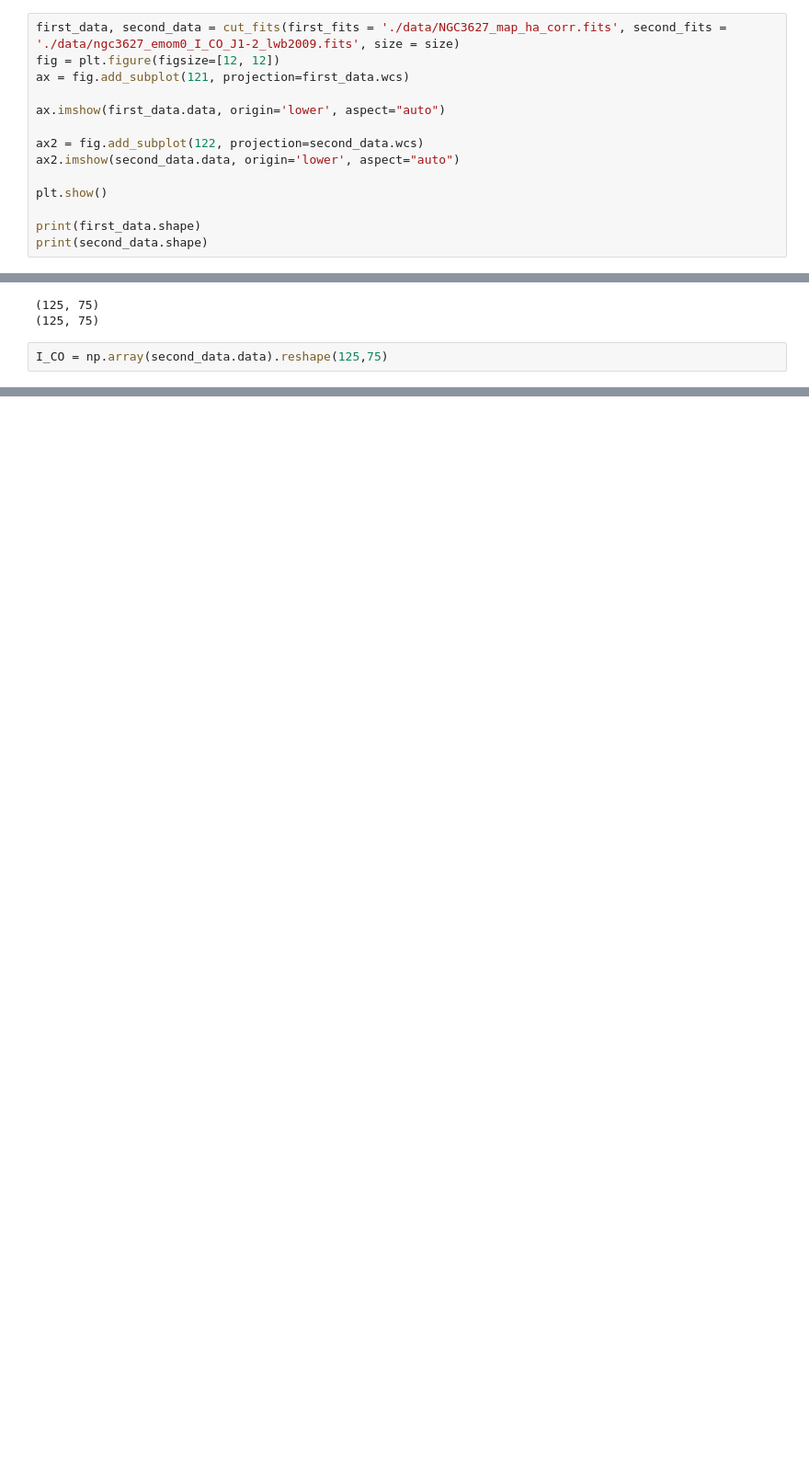
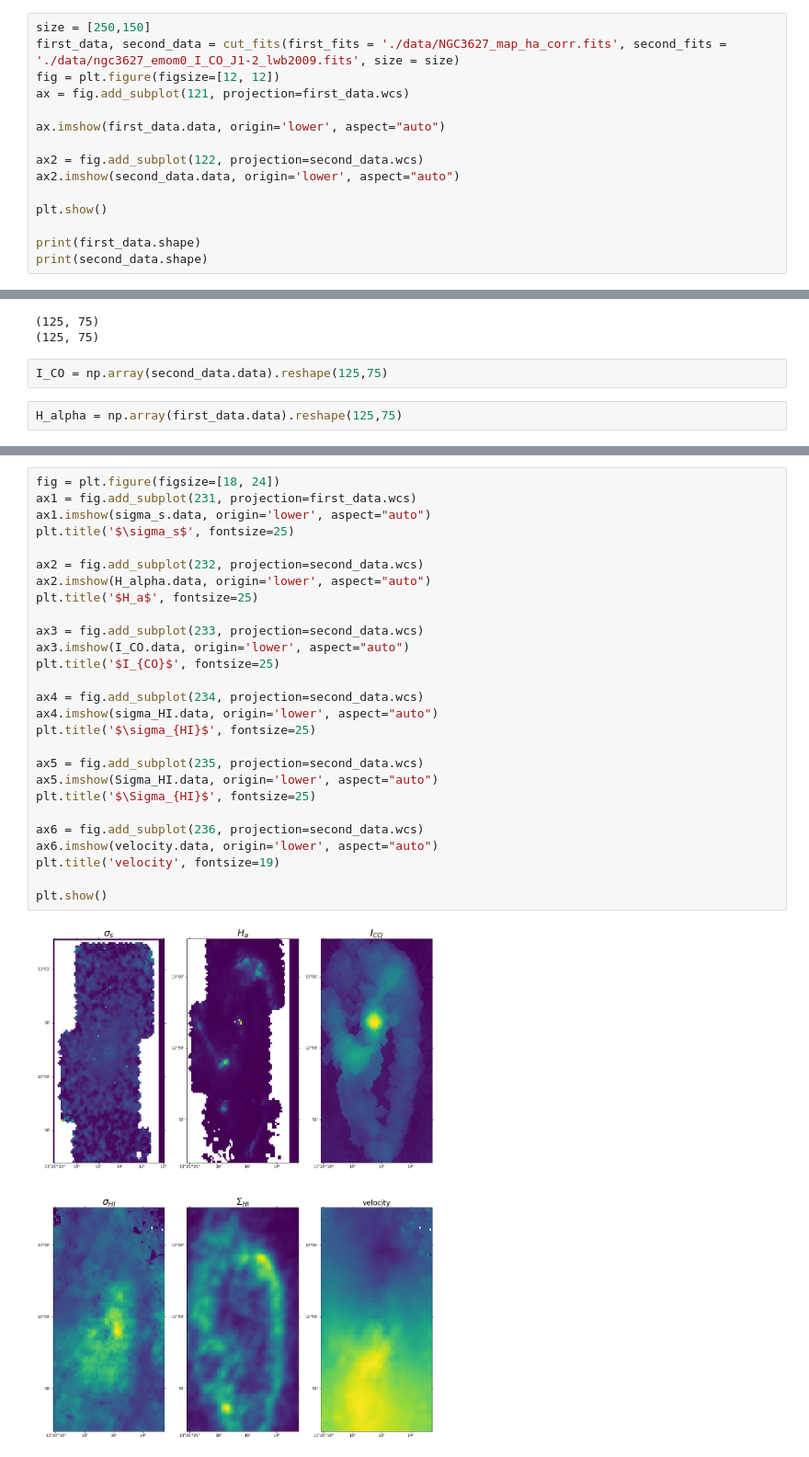
Before and after one commit to ValerieKostiuk/Course-work, a Jupyter notebook: NGC3627/main_program.ipynb, the cells around one changed output, grey strips where cells are left out. Shown at 92% size. Saved outputs shown, nothing was run; the diff lists cells and outputs as text; blank space fills up the shorter version.

Commit message:
add velocity curve

```diff
--- a/NGC3627/main_program.ipynb
+++ b/NGC3627/main_program.ipynb
@@ -184,4 +184,5 @@ np.save('velocity.npy',velocity)
 # %%
+size = [250,150]
 first_data, second_data = cut_fits(first_fits = './data/NGC3627_map_ha_corr.fits', second_fits = './data/ngc3627_emom0_I_CO_J1-2_lwb2009.fits', size = size)
 fig = plt.figure(figsize=[12, 12])
 ax = fig.add_subplot(121, projection=first_data.wcs)
@@ -201,6 +202,8 @@ print(second_data.shape)
 (125, 75)
 # %%
 I_CO = np.array(second_data.data).reshape(125,75)
+# %%
+H_alpha = np.array(first_data.data).reshape(125,75)
 # %%
 fig = plt.figure(figsize = [5,12])
 Z = I_CO
@@ -211,0 +217,29 @@ plt.pcolormesh(X, Y, Z)
+# %%
+fig = plt.figure(figsize=[18, 24])
+ax1 = fig.add_subplot(231, projection=first_data.wcs)
+ax1.imshow(sigma_s.data, origin='lower', aspect="auto")
+plt.title('$\sigma_s$', fontsize=25)
+
+ax2 = fig.add_subplot(232, projection=second_data.wcs)
+ax2.imshow(H_alpha.data, origin='lower', aspect="auto")
+plt.title('$H_a$', fontsize=25)
+
+ax3 = fig.add_subplot(233, projection=second_data.wcs)
+ax3.imshow(I_CO.data, origin='lower', aspect="auto")
+plt.title('$I_{CO}$', fontsize=25)
+
+ax4 = fig.add_subplot(234, projection=second_data.wcs)
+ax4.imshow(sigma_HI.data, origin='lower', aspect="auto")
+plt.title('$\sigma_{HI}$', fontsize=25)
+
+ax5 = fig.add_subplot(235, projection=second_data.wcs)
+ax5.imshow(Sigma_HI.data, origin='lower', aspect="auto")
+plt.title('$\Sigma_{HI}$', fontsize=25)
+
+ax6 = fig.add_subplot(236, projection=second_data.wcs)
+ax6.imshow(velocity.data, origin='lower', aspect="auto")
+plt.title('velocity', fontsize=19)
+
+plt.show()
+# %% [output]
+[figure, added]
```
Also changed, not shown: parts of 7 cells of this notebook.
